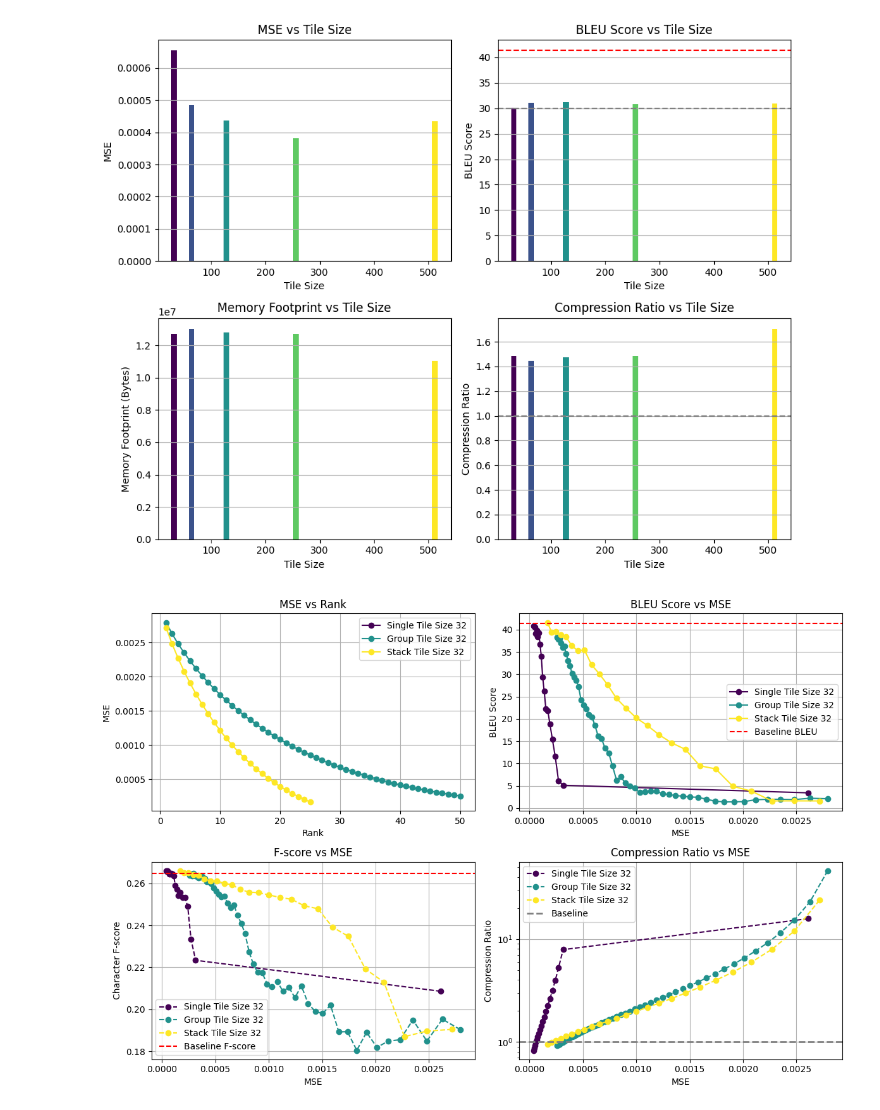
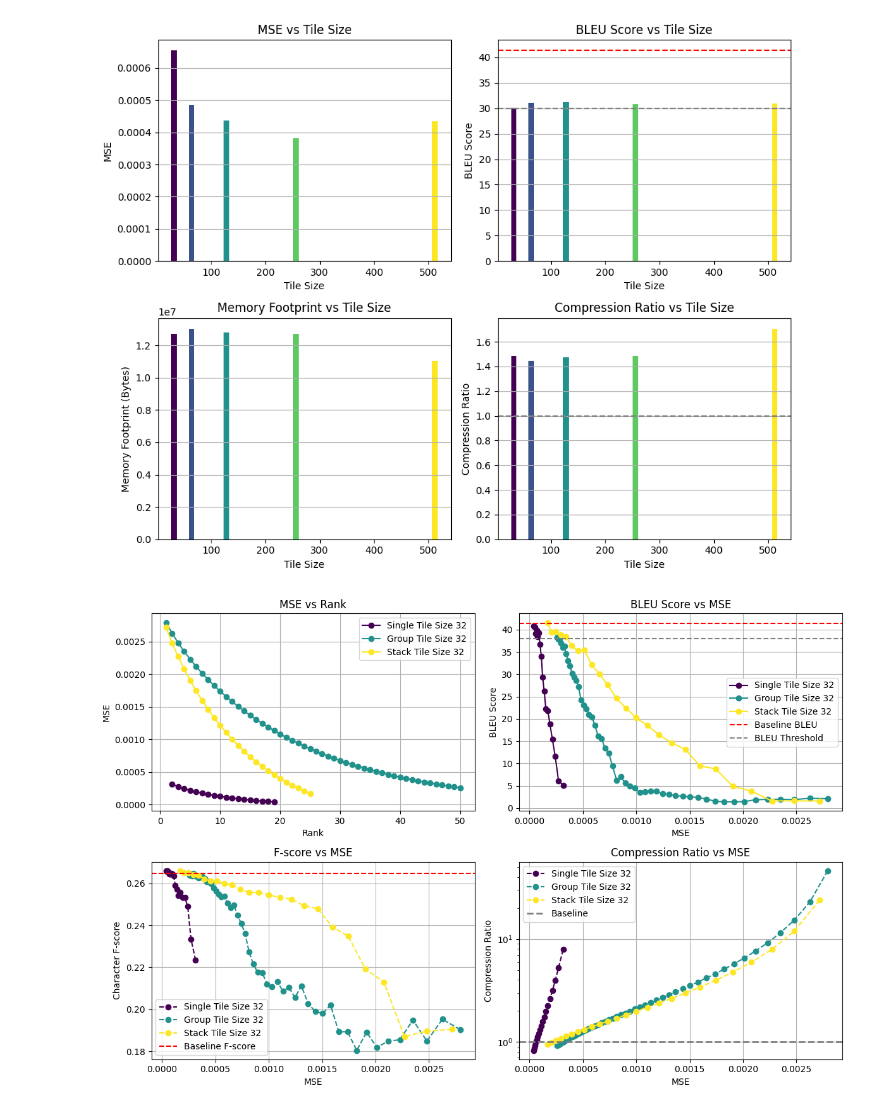
Before and after one commit to justinhuang666666/Approximate-Matrix-Vector-Multiplication, a Jupyter notebook: simulation_result/simulation_tiling.ipynb, the cells around one changed output. Saved outputs shown, nothing was run; the diff lists cells and outputs as text; code cells hidden in the pictures.

```diff
--- a/simulation_result/simulation_tiling.ipynb
+++ b/simulation_result/simulation_tiling.ipynb
@@ -679,6 +675,7 @@ tile_size = 32
 subset = data[(data['Tile Size'] == tile_size) & (data['MSE'] < 0.001)]
 subset1 = data1[data1['Tile Size'] == tile_size]
 subset2 = data2[data2['Tile Size'] == tile_size]
+
 plt.plot(
     subset['Steps'],
     subset['MSE'],
@@ -713,7 +710,6 @@ plt.legend()
 # Plot BLEU Score against MSE
 plt.subplot(2, 2, 2)
 
-subset = data[data['Tile Size'] == tile_size]
 plt.plot(
     subset['MSE'],
     subset['BLEU Score'],
@@ -739,6 +735,7 @@ plt.plot(
     color=viridis(2)  # Assign colors using the colormap
 )
 plt.axhline(y=baseline_bleu, color='red', linestyle='--',label='Baseline BLEU')
+plt.axhline(y=38, color='grey', linestyle='--',label='BLEU Threshold')
 plt.xlabel('MSE')
 plt.ylabel('BLEU Score')
 plt.title('BLEU Score vs MSE')
@@ -748,7 +745,6 @@ plt.legend()
 # Plot F-score against MSE
 plt.subplot(2, 2, 3)
 
-subset = data[data['Tile Size'] == tile_size]
 plt.plot(
     subset['MSE'],
     subset['Character F-score'],
@@ -783,7 +779,6 @@ plt.legend()
 # Plot Compression Ratio against MSE
 plt.subplot(2, 2, 4)
 
-subset = data[data['Tile Size'] == tile_size]
 plt.plot(
     subset['MSE'],
     subset['Compression Ratio'],
@@ -793,31 +788,31 @@ plt.plot(
     color=viridis(0)  # Assign colors using the colormap
 )
 plt.plot(
     subset1['MSE'],
     subset1['Compression Ratio'],
     marker='o',
     linestyle='--',
     label=f'Group Tile Size {tile_size}',
     color=viridis(1)  # Assign colors using the colormap
 )
 plt.plot(
     subset2['MSE'],
     subset2['Compression Ratio'],
     marker='o',
     linestyle='--',
     label=f'Stack Tile Size {tile_size}',
     color=viridis(2)  # Assign colors using the colormap
 )
 
 plt.xlabel('MSE')
 plt.axhline(y=1, color='gray', linestyle='--',linewidth=2,label='Baseline')
 plt.ylabel('Compression Ratio')
 plt.title('Compression Ratio vs MSE')
 plt.yscale('log')
 plt.grid(True)
 plt.legend()
 
 plt.tight_layout()
 plt.show()
 # %% [output]
-[figure, old version]
+[figure, new version]
```
Also changed, not shown: parts of 3 cells of this notebook, 3 other files.
